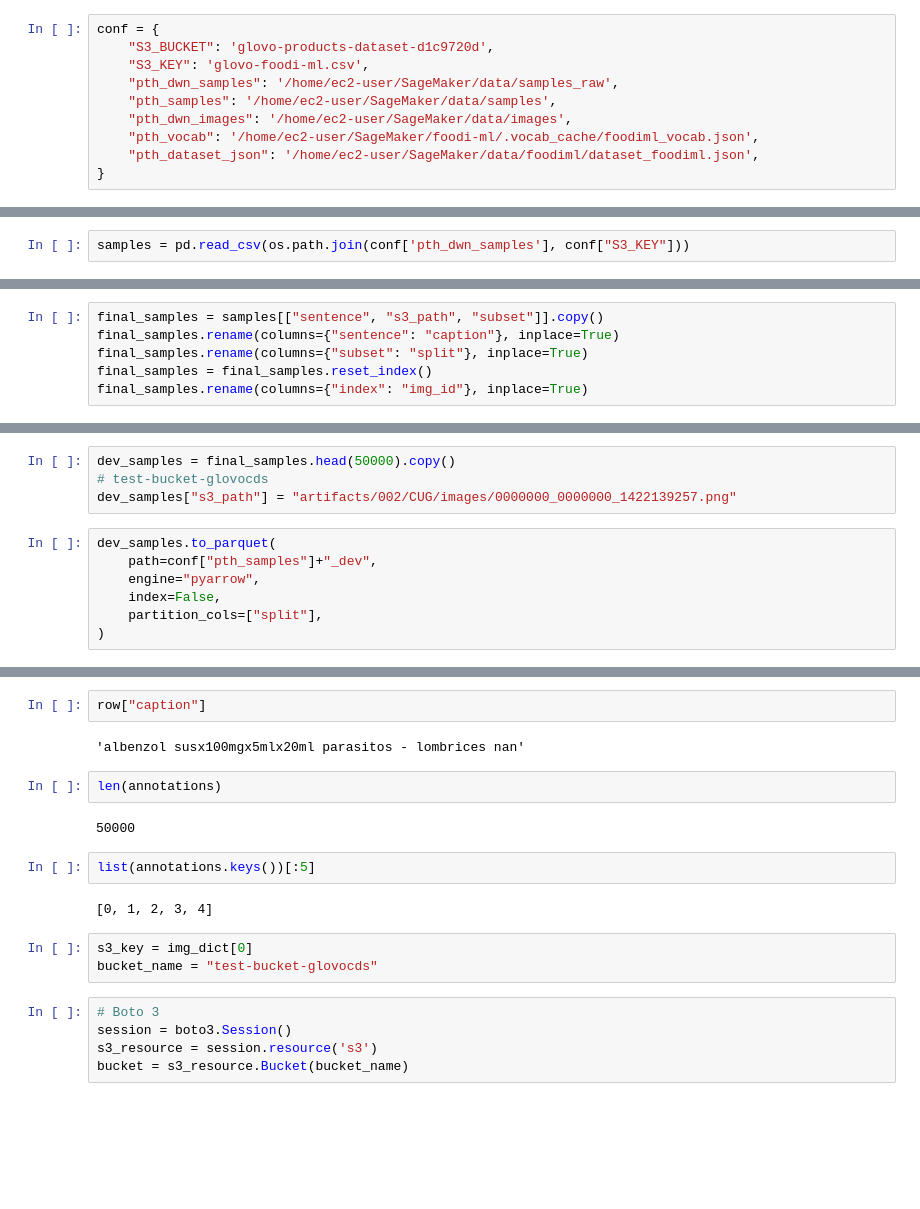
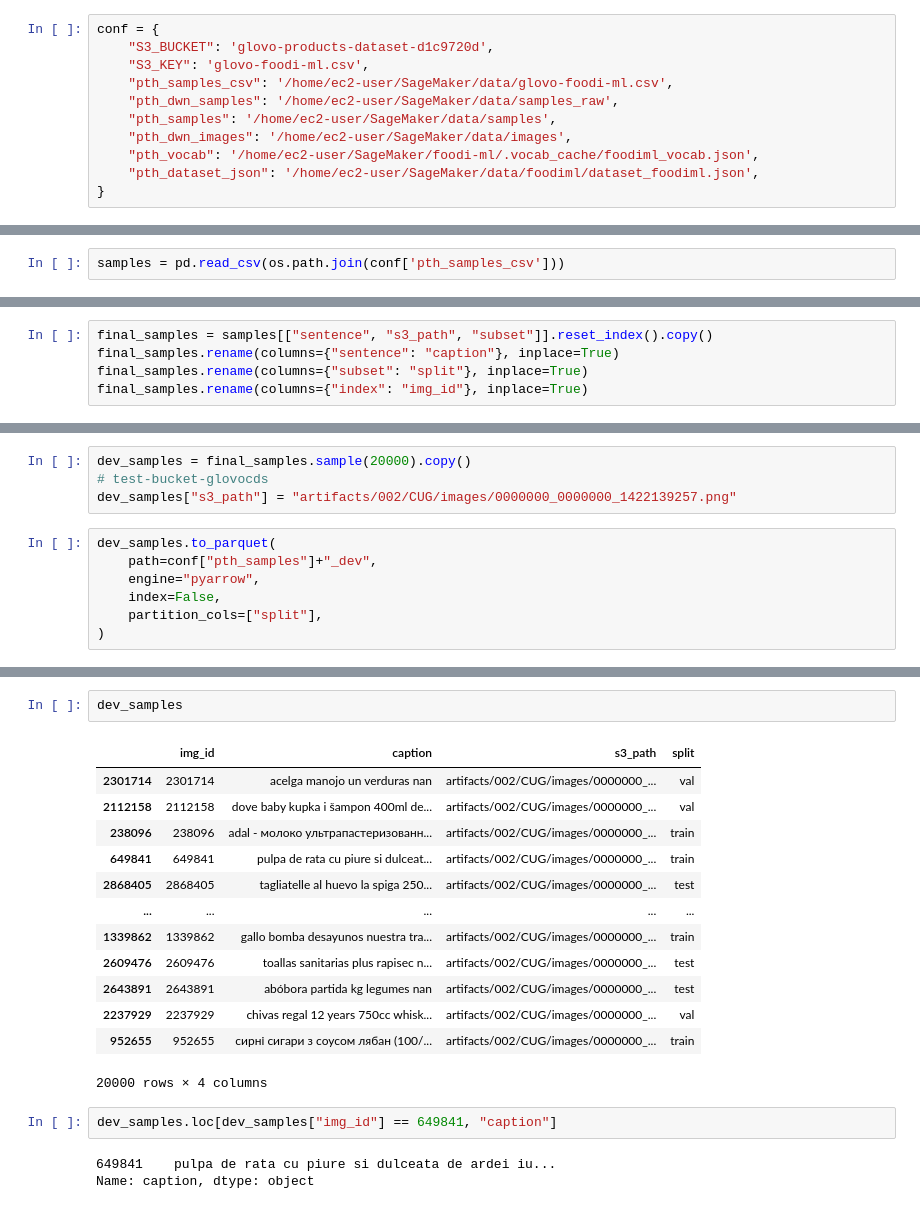
Before and after one commit to DavidAmat/foodi-ml, a Jupyter notebook: notebooks/1_new_preprocess.ipynb, the cells around one changed output, grey strips where cells are left out. Saved outputs shown, nothing was run; the diff lists cells and outputs as text; blank space fills up the shorter version.

```diff
--- a/notebooks/1_new_preprocess.ipynb
+++ b/notebooks/1_new_preprocess.ipynb
@@ -19,6 +19,7 @@ utils_aws = reload(utils_aws)
 conf = {
     "S3_BUCKET": 'glovo-products-dataset-d1c9720d',
     "S3_KEY": 'glovo-foodi-ml.csv',
+    "pth_samples_csv": '/home/ec2-user/SageMaker/data/glovo-foodi-ml.csv',
     "pth_dwn_samples": '/home/ec2-user/SageMaker/data/samples_raw',
     "pth_samples": '/home/ec2-user/SageMaker/data/samples',
     "pth_dwn_images": '/home/ec2-user/SageMaker/data/images',
@@ -61,5 +62,5 @@ ClientError: An error occurred (403) when calling the HeadObject operation: Forb
 # %%
-samples = pd.read_csv(os.path.join(conf['pth_dwn_samples'], conf["S3_KEY"]))
+samples = pd.read_csv(os.path.join(conf['pth_samples_csv']))
 # %% [markdown]
 ## 1) Create sentences
 # %%
@@ -112,8 +119,7 @@ Wall time: 331 ms
 # %%
-final_samples = samples[["sentence", "s3_path", "subset"]].copy()
+final_samples = samples[["sentence", "s3_path", "subset"]].reset_index().copy()
 final_samples.rename(columns={"sentence": "caption"}, inplace=True)
 final_samples.rename(columns={"subset": "split"}, inplace=True)
-final_samples = final_samples.reset_index()
 final_samples.rename(columns={"index": "img_id"}, inplace=True)
 # %%
 final_samples.to_parquet(
@@ -136,5 +144,5 @@ valid_samples.head()
 # %%
-dev_samples = final_samples.head(50000).copy()
+dev_samples = final_samples.sample(20000).copy()
 # test-bucket-glovocds
 dev_samples["s3_path"] = "artifacts/002/CUG/images/0000000_0000000_1422139257.png"
 # %%
@@ -171,20 +155,21 @@ len(annotations)
-# %%
-row["caption"]
-# %% [output]
-'albenzol susx100mgx5mlx20ml parasitos - lombrices nan'
-# %%
-len(annotations)
-# %% [output]
-50000
-# %%
-list(annotations.keys())[:5]
-# %% [output]
-[0, 1, 2, 3, 4]
-# %%
-s3_key = img_dict[0]
-bucket_name = "test-bucket-glovocds"
-# %%
-# Boto 3
-session = boto3.Session()
-s3_resource = session.resource('s3')
-bucket = s3_resource.Bucket(bucket_name)
+# %%
+dev_samples
+# %% [output]
+|  | img_id | caption | s3_path | split |
+| 2301714 | 2301714 | acelga manojo un verduras nan | artifacts/002/CUG/images/0000000_... | val |
+| 2112158 | 2112158 | dove baby kupka i šampon 400ml de... | artifacts/002/CUG/images/0000000_... | val |
+| 238096 | 238096 | adal - молоко ультрапастеризованн... | artifacts/002/CUG/images/0000000_... | train |
+| 649841 | 649841 | pulpa de rata cu piure si dulceat... | artifacts/002/CUG/images/0000000_... | train |
+| 2868405 | 2868405 | tagliatelle al huevo la spiga 250... | artifacts/002/CUG/images/0000000_... | test |
+| ... | ... | ... | ... | ... |
+| 1339862 | 1339862 | gallo bomba desayunos nuestra tra... | artifacts/002/CUG/images/0000000_... | train |
+| 2609476 | 2609476 | toallas sanitarias plus rapisec n... | artifacts/002/CUG/images/0000000_... | test |
+| 2643891 | 2643891 | abóbora partida kg legumes nan | artifacts/002/CUG/images/0000000_... | test |
+| 2237929 | 2237929 | chivas regal 12 years 750cc whisk... | artifacts/002/CUG/images/0000000_... | val |
+| 952655 | 952655 | сирні сигари з соусом лябан (100/... | artifacts/002/CUG/images/0000000_... | train |
+20000 rows × 4 columns
+# %%
+dev_samples.loc[dev_samples["img_id"] == 649841, "caption"]
+# %% [output]
+649841    pulpa de rata cu piure si dulceata de ardei iu...
+Name: caption, dtype: object
```
Also changed, not shown: parts of 20 cells of this notebook, 8 other files.
